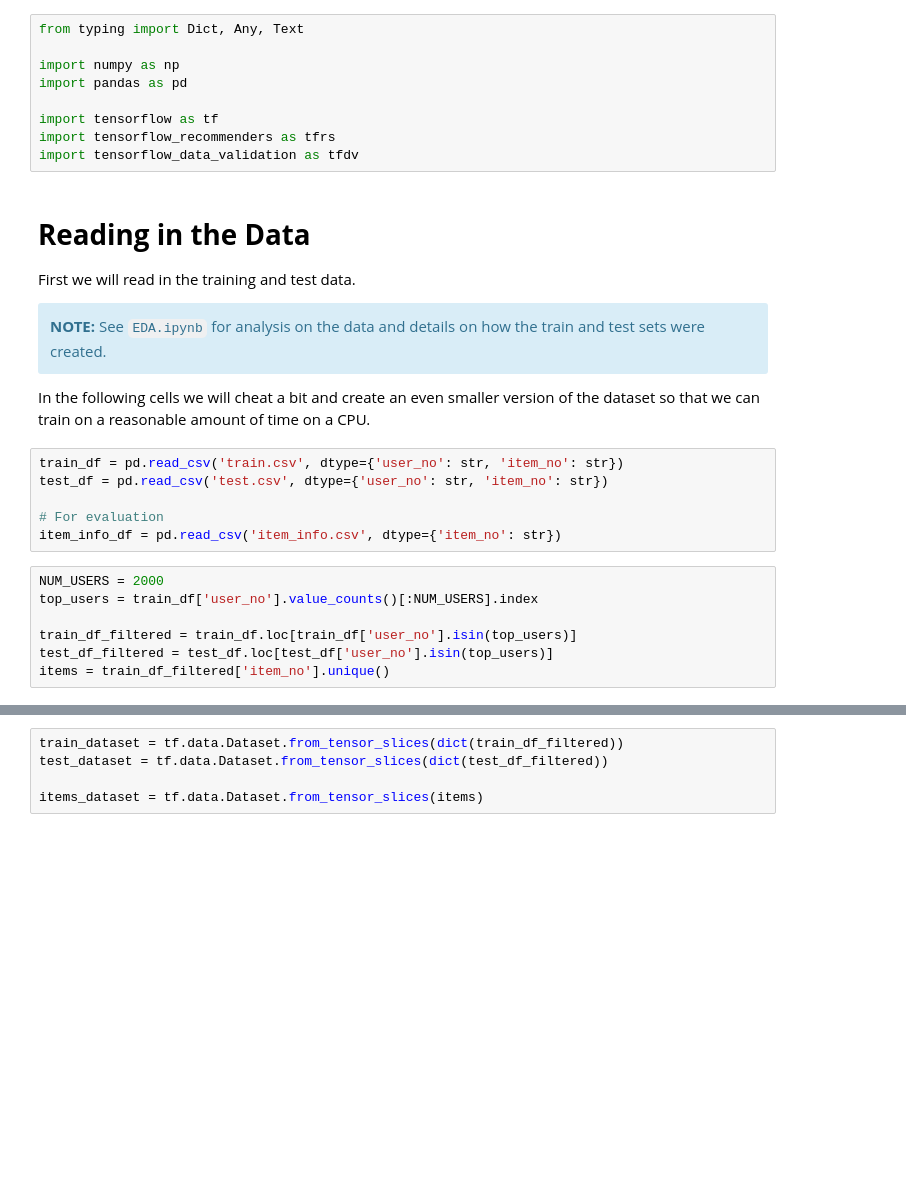
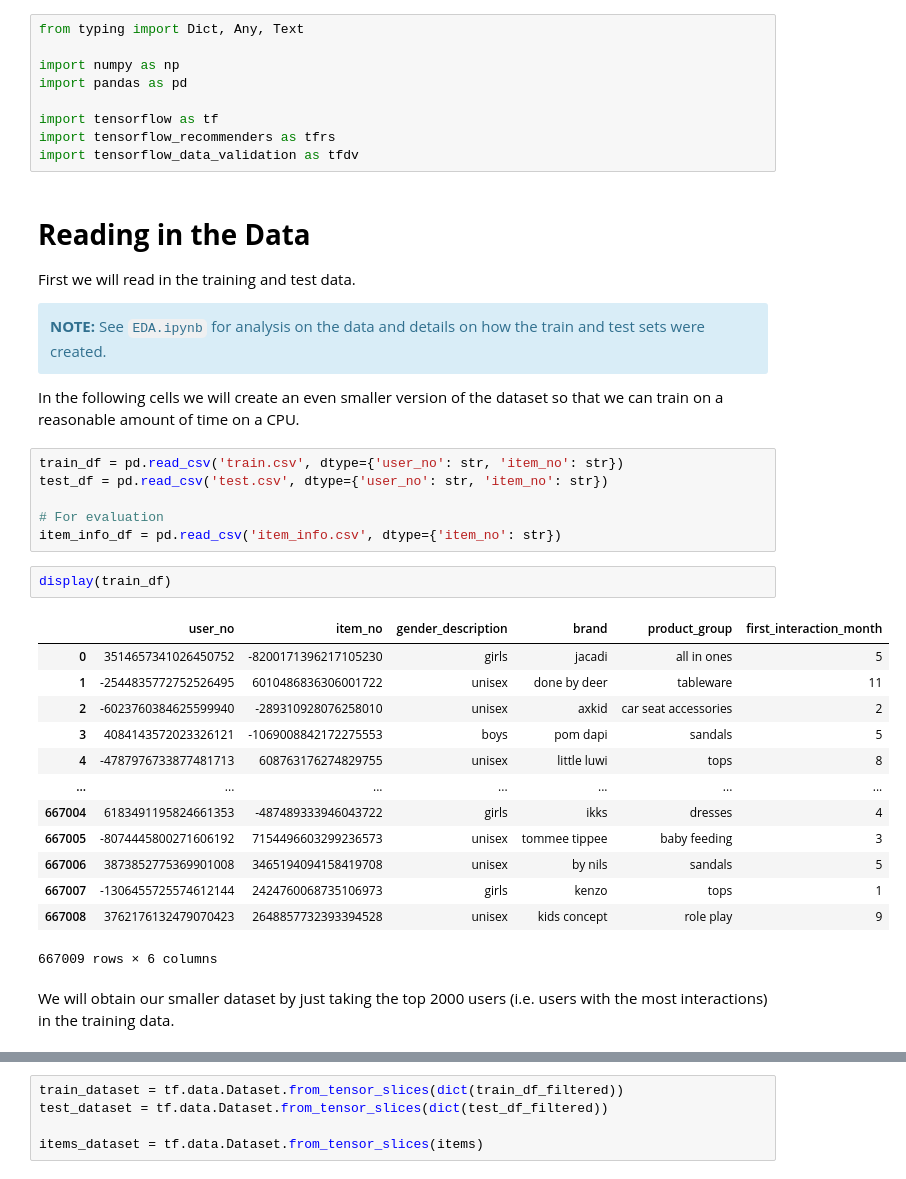
Before and after one commit to msvensson222/tfrs-retail-example, a Jupyter notebook: TFRS_Demo.ipynb, the cells around one changed output, grey strips where cells are left out. Drawn from its saved outputs; the diff is of its cells as text; blank space fills up the shorter version.

```diff
--- a/TFRS_Demo.ipynb
+++ b/TFRS_Demo.ipynb
@@ -49,17 +26,28 @@ First we will read in the training and test data.
 <b>NOTE:</b> See <code>EDA.ipynb</code> for analysis on the data and details on how the train and test sets were created.
 </div>
 
-In the following cells we will cheat a bit and create an even smaller version of the dataset so that we can train on a reasonable amount of time on a CPU.
+In the following cells we will create an even smaller version of the dataset so that we can train on a reasonable amount of time on a CPU.
 # %%
 train_df = pd.read_csv('train.csv', dtype={'user_no': str, 'item_no': str})
 test_df = pd.read_csv('test.csv', dtype={'user_no': str, 'item_no': str})
 
 # For evaluation
 item_info_df = pd.read_csv('item_info.csv', dtype={'item_no': str})
-# %%
-NUM_USERS = 2000
-top_users = train_df['user_no'].value_counts()[:NUM_USERS].index
-
-train_df_filtered = train_df.loc[train_df['user_no'].isin(top_users)]
-test_df_filtered = test_df.loc[test_df['user_no'].isin(top_users)]
-items = train_df_filtered['item_no'].unique()
+# %%
+display(train_df)
+# %% [output]
+|  | user_no | item_no | gender_description | brand | product_group | first_interaction_month |
+| 0 | 3514657341026450752 | -8200171396217105230 | girls | jacadi | all in ones | 5 |
+| 1 | -2544835772752526495 | 6010486836306001722 | unisex | done by deer | tableware | 11 |
+| 2 | -6023760384625599940 | -289310928076258010 | unisex | axkid | car seat accessories | 2 |
+| 3 | 4084143572023326121 | -1069008842172275553 | boys | pom dapi | sandals | 5 |
+| 4 | -4787976733877481713 | 608763176274829755 | unisex | little luwi | tops | 8 |
+| ... | ... | ... | ... | ... | ... | ... |
+| 667004 | 6183491195824661353 | -487489333946043722 | girls | ikks | dresses | 4 |
+| 667005 | -8074445800271606192 | 7154496603299236573 | unisex | tommee tippee | baby feeding | 3 |
+| 667006 | 3873852775369901008 | 3465194094158419708 | unisex | by nils | sandals | 5 |
+| 667007 | -1306455725574612144 | 2424760068735106973 | girls | kenzo | tops | 1 |
+| 667008 | 3762176132479070423 | 2648857732393394528 | unisex | kids concept | role play | 9 |
+667009 rows × 6 columns
+# %% [markdown]
+We will obtain our smaller dataset by just taking the top 2000 users (i.e. users with the most interactions) in the training data.
```
Also changed, not shown: parts of 50 cells of this notebook.
